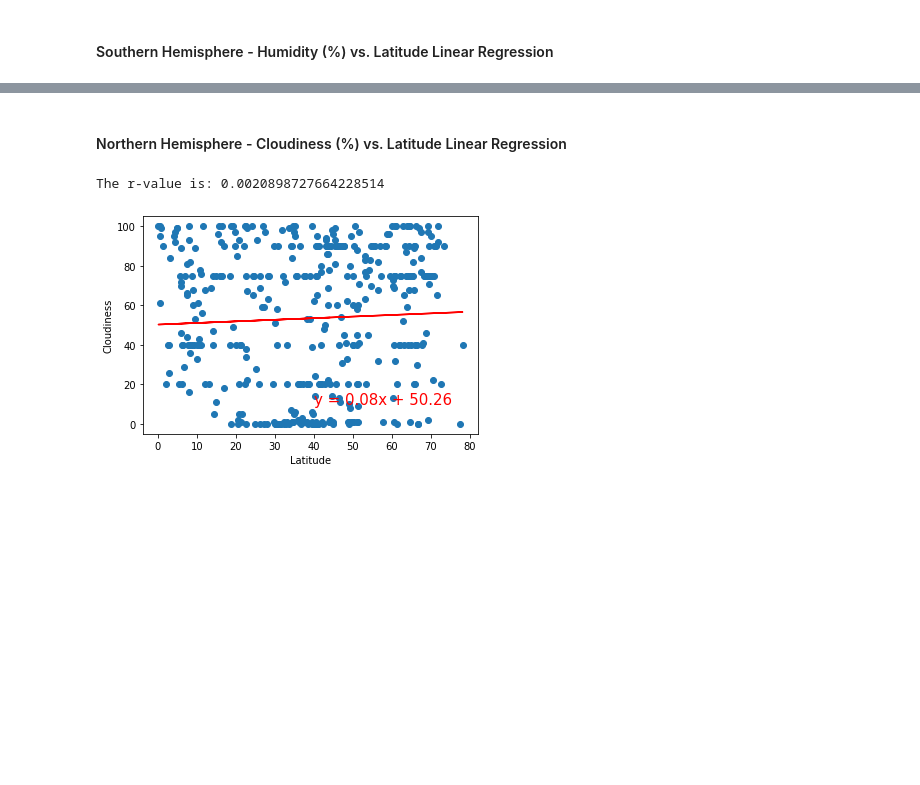
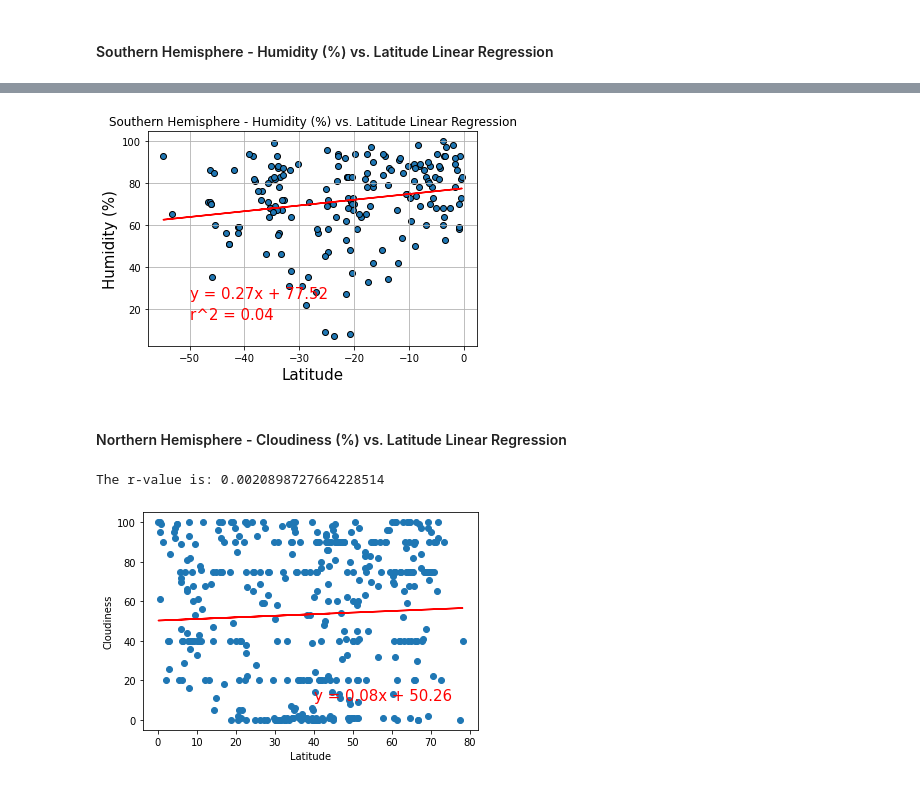
Before and after one commit to cdalsania/API-Challenge, a Jupyter notebook: WeatherPy.ipynb, the cells around one changed output, grey strips where cells are left out. Saved outputs shown, nothing was run; the diff lists cells and outputs as text; code cells hidden in the pictures; blank space fills up the shorter version.

```diff
--- a/WeatherPy.ipynb
+++ b/WeatherPy.ipynb
@@ -389,3 +471,35 @@ The r-value is: 0.014985174297345524
+# %%
+#setup linear regression and line equation
+x_values = weather_df_south['Lat']
+y_values = weather_df_south['Humidity']
+
+#regression values
+(slope, intercept, rvalue, pvalue, stderr) = linregress(x_values, y_values)
+regress_values = x_values * slope + intercept
+
+# line equation and r squared value
+line_eq = "y = " + str(round(slope,2)) + "x + " + str(round(intercept,2))
+r_squared = f"r^2 = {round(rvalue ** 2,2)}"
+
+#generate plot
+lat_temp_reg_n = plt.scatter(x_values,y_values,marker='o',edgecolors='black')
+plt.plot(x_values,regress_values,"r-")
+
+#linear regression equation and r squared
+plt.annotate(line_eq, xy=(-50,25),fontsize=15,color='red')
+plt.annotate(r_squared, (-50,15),fontsize=15,color="red")
+
+plt.grid()
+plt.title('Southern Hemisphere - Humidity (%) vs. Latitude Linear Regression',size=12)
+plt.xlabel('Latitude',size=15)
+plt.ylabel('Humidity (%)',size=15)
+
+#Display and save the plot
+plt.tight_layout()
+plt.savefig("output_data/southern_hemisphere_humidity_v._lat.png")
+plt.show()
+# %% [output]
+[figure, added]
 # %% [markdown]
 ####  Northern Hemisphere - Cloudiness (%) vs. Latitude Linear Regression
 # %%
```
Also changed, not shown: parts of 8 cells of this notebook.
